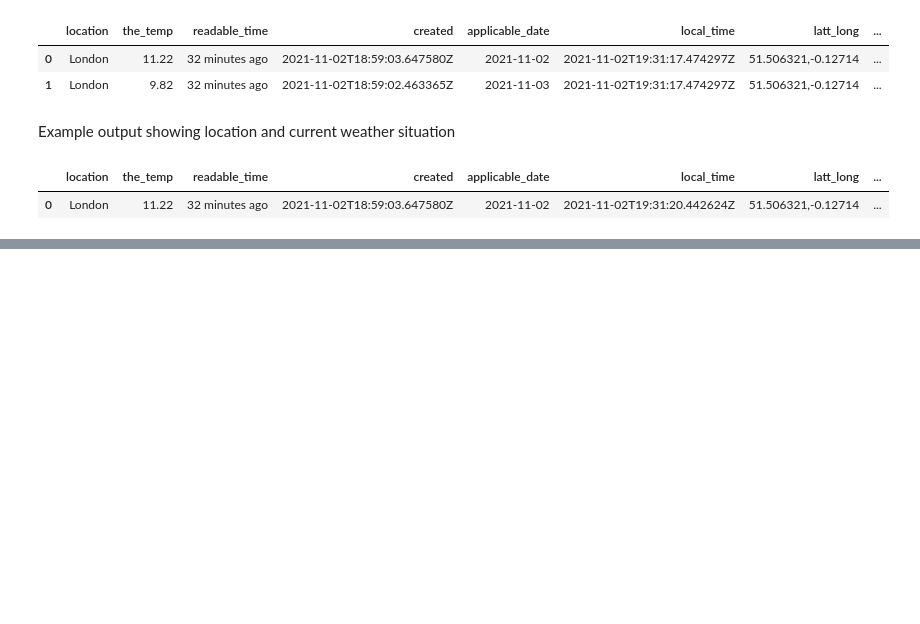
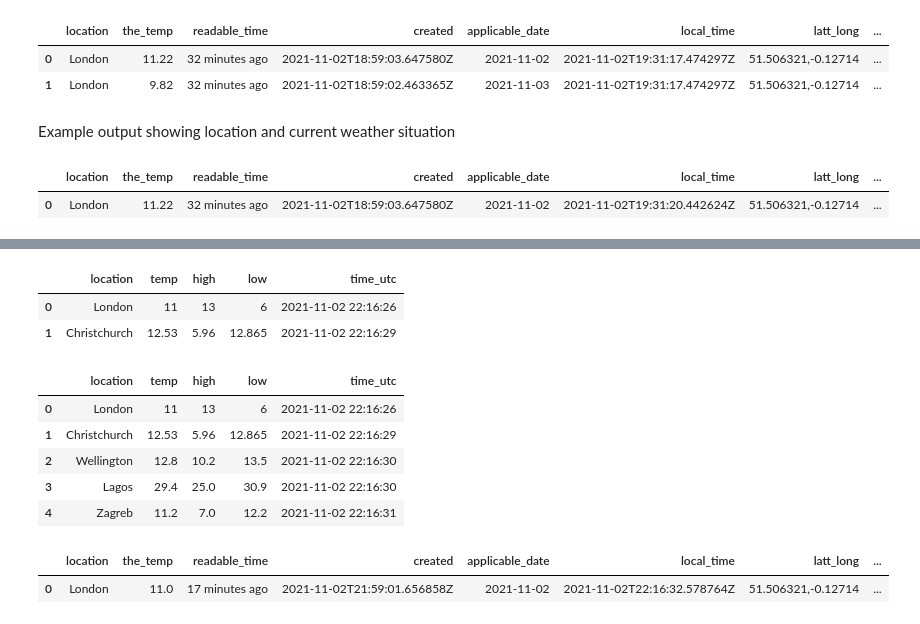
Before and after one commit to lukexyz/prodb, a Jupyter notebook: examples/01_weather_app.ipynb, the cells around one changed output, grey strips where cells are left out. Drawn from its saved outputs; the diff is of its cells as text; code cells hidden in the pictures; blank space fills up the shorter version.

```diff
--- a/examples/01_weather_app.ipynb
+++ b/examples/01_weather_app.ipynb
@@ -182,0 +168,44 @@ display(df)
+# %%
+dx = df_from_loc('Christchurch')
+
+data = {'location': dx.location.item(),
+        'time_utc': arrow.utcnow().format('YYYY-MM-DD HH:mm:ss'),
+        'temp': dx.the_temp.item(),
+        'high': dx.min_temp.item(),
+        'low': dx.max_temp.item()}
+
+df = insert_row(df, data)
+display(df)
+# %% [output]
+|  | location | temp | high | low | time_utc |
+| 0 | London | 11 | 13 | 6 | 2021-11-02 22:16:26 |
+| 1 | Christchurch | 12.53 | 5.96 | 12.865 | 2021-11-02 22:16:29 |
+# %%
+
+def visit_city(df, cities):
+    for city in cities:
+        dx = df_from_loc(city).round(1)
+
+        data = {'location': dx.location.item(),
+                'time_utc': arrow.utcnow().format('YYYY-MM-DD HH:mm:ss'),
+                'temp': dx.the_temp.item(),
+                'high': dx.min_temp.item(),
+                'low': dx.max_temp.item()}
+
+        df = insert_row(df, data)
+    return df
+
+df = visit_city(df, ['Wellington', 'Lagos', 'Zagreb'])
+display(df)
+# %% [output]
+|  | location | temp | high | low | time_utc |
+| 0 | London | 11 | 13 | 6 | 2021-11-02 22:16:26 |
+| 1 | Christchurch | 12.53 | 5.96 | 12.865 | 2021-11-02 22:16:29 |
+| 2 | Wellington | 12.8 | 10.2 | 13.5 | 2021-11-02 22:16:30 |
+| 3 | Lagos | 29.4 | 25.0 | 30.9 | 2021-11-02 22:16:30 |
+| 4 | Zagreb | 11.2 | 7.0 | 12.2 | 2021-11-02 22:16:31 |
+# %%
+df_from_loc('London').round(1)
+# %% [output]
+|  | location | the_temp | readable_time | created | applicable_date | local_time | latt_long | ... |
+| 0 | London | 11.0 | 17 minutes ago | 2021-11-02T21:59:01.656858Z | 2021-11-02 | 2021-11-02T22:16:32.578764Z | 51.506321,-0.12714 | ... |
```
Also changed, not shown: parts of 20 cells of this notebook, 1 other file.
